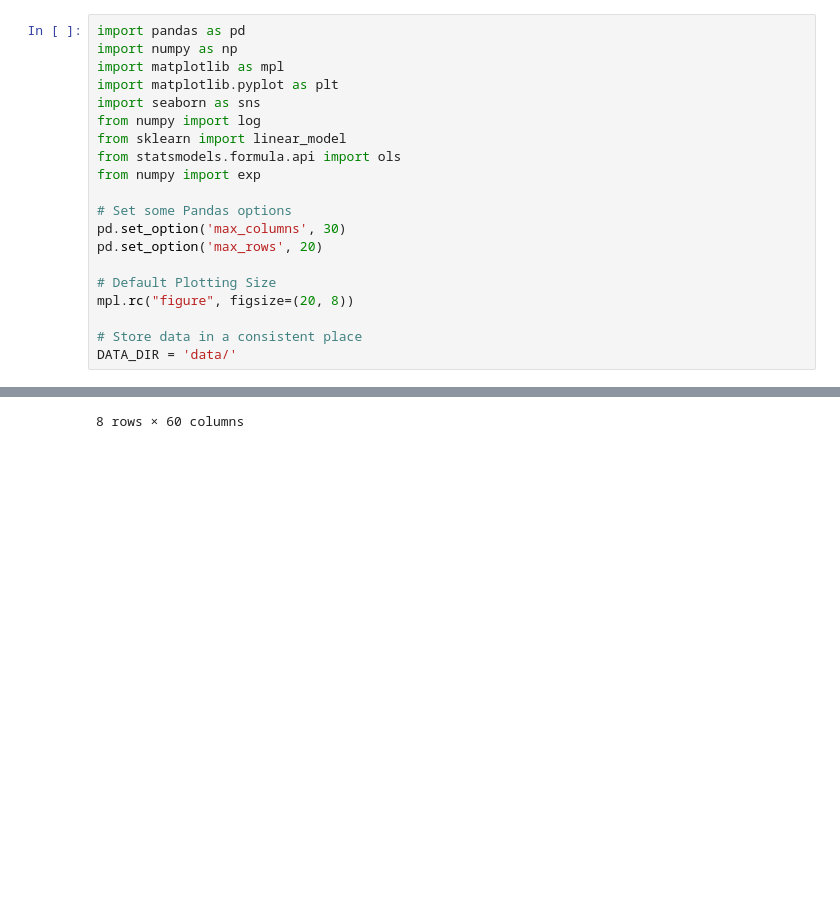
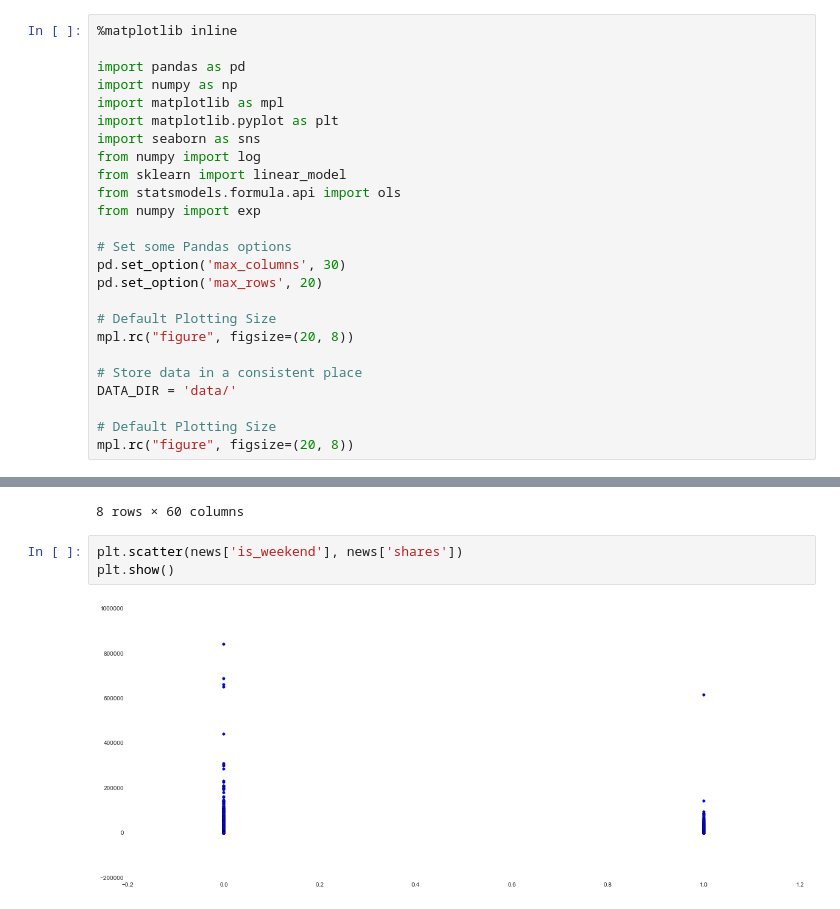
Before and after one commit to ggharry/regression-project, a Jupyter notebook: regression-project.ipynb, the cells around one changed output, grey strips where cells are left out. Cells and saved outputs as stored; diff of their text form; blank space fills up the shorter version.

Commit message:
Correlate is_weekend with shares

```diff
--- a/regression-project.ipynb
+++ b/regression-project.ipynb
@@ -1,4 +1,6 @@
 # %%
+%matplotlib inline
+
 import pandas as pd
 import numpy as np
 import matplotlib as mpl
@@ -18,5 +20,8 @@ mpl.rc("figure", figsize=(20, 8))
 
 # Store data in a consistent place
 DATA_DIR = 'data/'
+
+# Default Plotting Size
+mpl.rc("figure", figsize=(20, 8))
 # %%
 news = pd.read_csv(DATA_DIR + 'OnlineNewsPopularity.csv')
@@ -33,3 +48,8 @@ news.describe()
 | 75% | 542.000000 | 12.000000 | 716.000000 | 0.608696 | 1.000000 | 0.754630 | ... |
 | max | 731.000000 | 23.000000 | 8474.000000 | 701.000000 | 1042.000000 | 650.000000 | ... |
 8 rows × 60 columns
+# %%
+plt.scatter(news['is_weekend'], news['shares'])
+plt.show()
+# %% [output]
+[figure, added]
```
Also changed, not shown: parts of 10 cells of this notebook, 1 other file.
